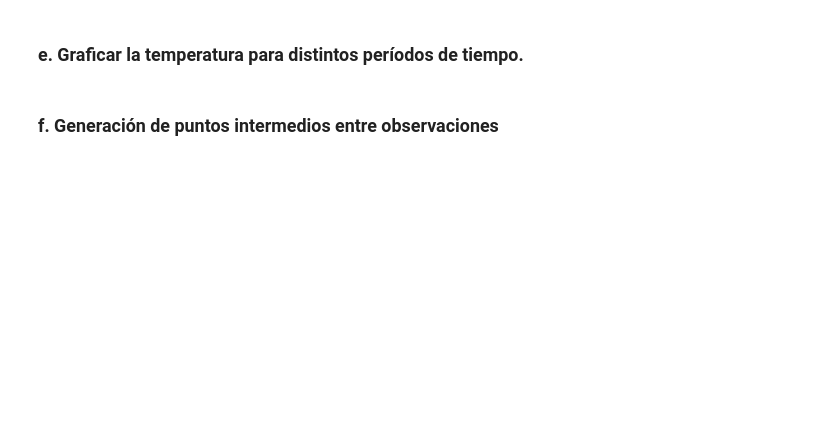
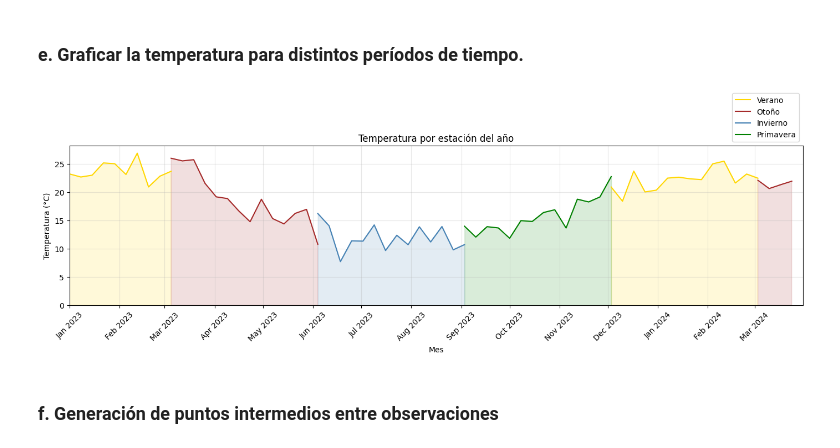
Before and after one commit to agustina-pereyracarrasco/Practico-2---Analisis-de-Datos---Manipulacion-de-tablas-y-series-de-tiempo, a Jupyter notebook: code.ipynb, the cells around one changed output. Drawn from its saved outputs; the diff is of its cells as text; code cells hidden in the pictures; blank space fills up the shorter version.

```diff
--- a/code.ipynb
+++ b/code.ipynb
@@ -446,4 +493,42 @@ memory usage: 500.7 KB
 # %% [markdown]
 ### e. Graficar la temperatura para distintos períodos de tiempo.
+# %%
+def estacion(fecha):
+    mes = fecha.month
+    if mes in [12, 1, 2]:
+        return 'Verano'
+    elif mes in [3, 4, 5]:
+        return 'Otoño'
+    elif mes in [6, 7, 8]:
+        return 'Invierno'
+    else:
+        return 'Primavera'
+
+df_concatenado['estacion'] = df_concatenado['fecha'].apply(estacion)
+
+colores = {'Verano': 'gold', 'Otoño': 'brown', 'Invierno': 'steelblue', 'Primavera': 'green'}
+
+fig, ax = plt.subplots(figsize=(14, 5))
+
+for est in ['Verano', 'Otoño', 'Invierno', 'Primavera']:
+    df_est = df_concatenado[df_concatenado['estacion'] == est]
+    df_est_semanal = df_est.groupby('fecha')['TempAire'].mean().resample('W').mean()
+    ax.plot(df_est_semanal.index, df_est_semanal.values, color=colores[est], linewidth=1.5, label=est)
+    ax.fill_between(df_est_semanal.index, df_est_semanal.values, alpha=0.15, color=colores[est])
+
+ax.xaxis.set_major_locator(mdates.MonthLocator())
+ax.xaxis.set_major_formatter(mdates.DateFormatter('%b %Y'))
+ax.tick_params(axis='x', rotation=45)
+ax.set_xlim(pd.Timestamp('2023-01-01'), pd.Timestamp('2024-03-31'))
+ax.set_title('Temperatura por estación del año')
+ax.set_xlabel('Mes')
+ax.set_ylabel('Temperatura (°C)')
+ax.legend(loc='lower right', bbox_to_anchor=(1, 1))
+ax.grid(True, alpha=0.3)
+ax.set_ylim(0, None)
+plt.tight_layout()
+plt.show()
+# %% [output]
+[figure, added]
 # %% [markdown]
 ### f. Generación de puntos intermedios entre observaciones
```
Also changed, not shown: parts of 7 cells of this notebook.
